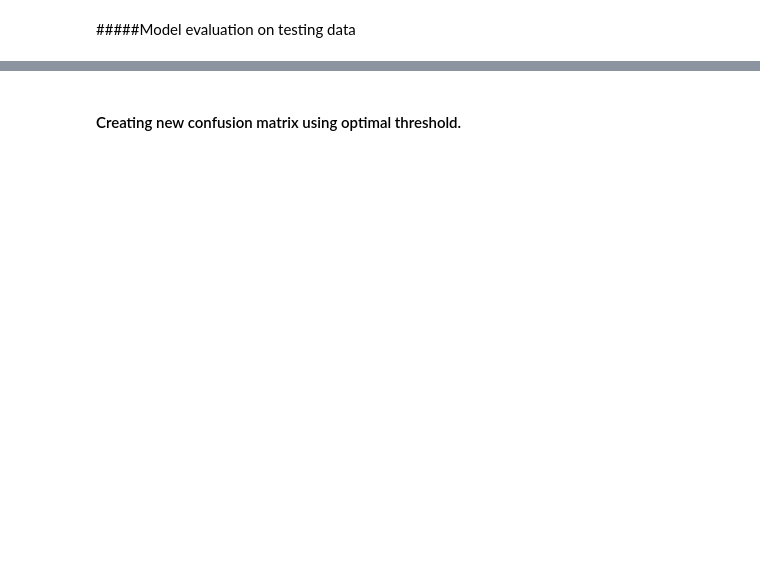
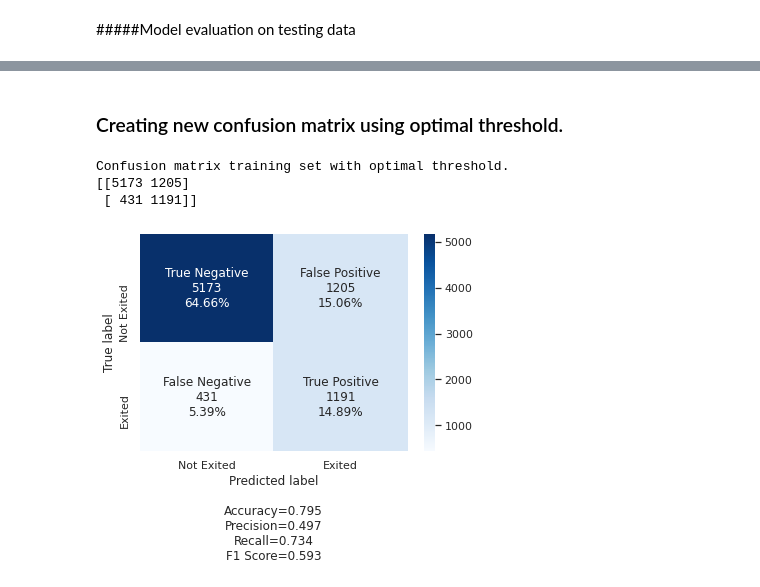
Before and after one commit to snegi5/hello-github, a Jupyter notebook: Module_7.ipynb, the cells around one changed output, grey strips where cells are left out. Saved outputs shown, nothing was run; the diff lists cells and outputs as text; code cells hidden in the pictures; blank space fills up the shorter version.

```diff
--- a/Module_7.ipynb
+++ b/Module_7.ipynb
@@ -577,3 +615,25 @@ print(optimal_threshold_auc_roc)
 # %% [markdown]
-#### Creating new confusion matrix using optimal threshold.
+### Creating new confusion matrix using optimal threshold.
+# %%
+
+print("Confusion matrix training set with optimal threshold.")
+y_pred_train = model.predict(X_train)
+for i in range(len(y_train)):
+    if y_pred_train[i]> optimal_threshold_auc_roc:
+        y_pred_train[i]=1
+    else:
+        y_pred_train[i]=0
+
+
+
+cm2=confusion_matrix(y_train, y_pred_train)
+print(cm2)
+labels = ['True Negative','False Positive','False Negative','True Positive']
+categories = [ 'Not Exited','Exited']
+make_confusion_matrix(cm2,group_names=labels,categories=categories,cmap='Blues')
+# %% [output]
+Confusion matrix training set with optimal threshold.
+[[5173 1205]
+ [ 431 1191]]
+[figure, added]
 # %%
```
Also changed, not shown: parts of 26 cells of this notebook.
